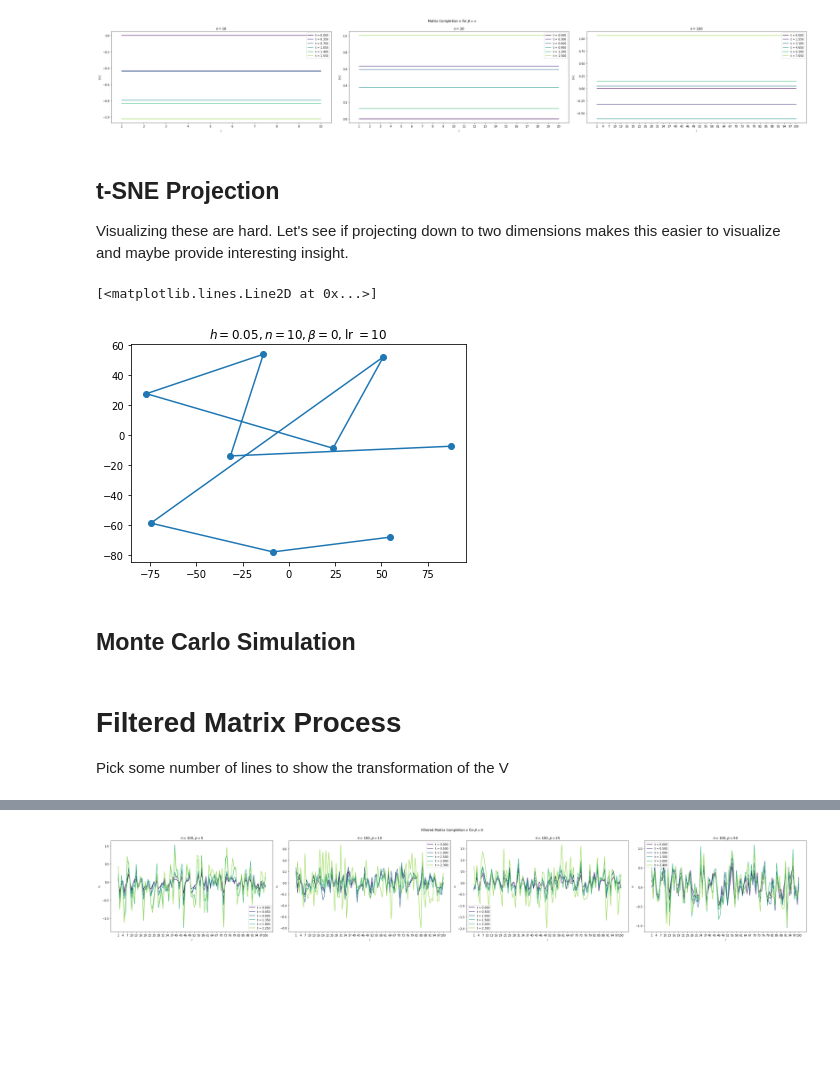
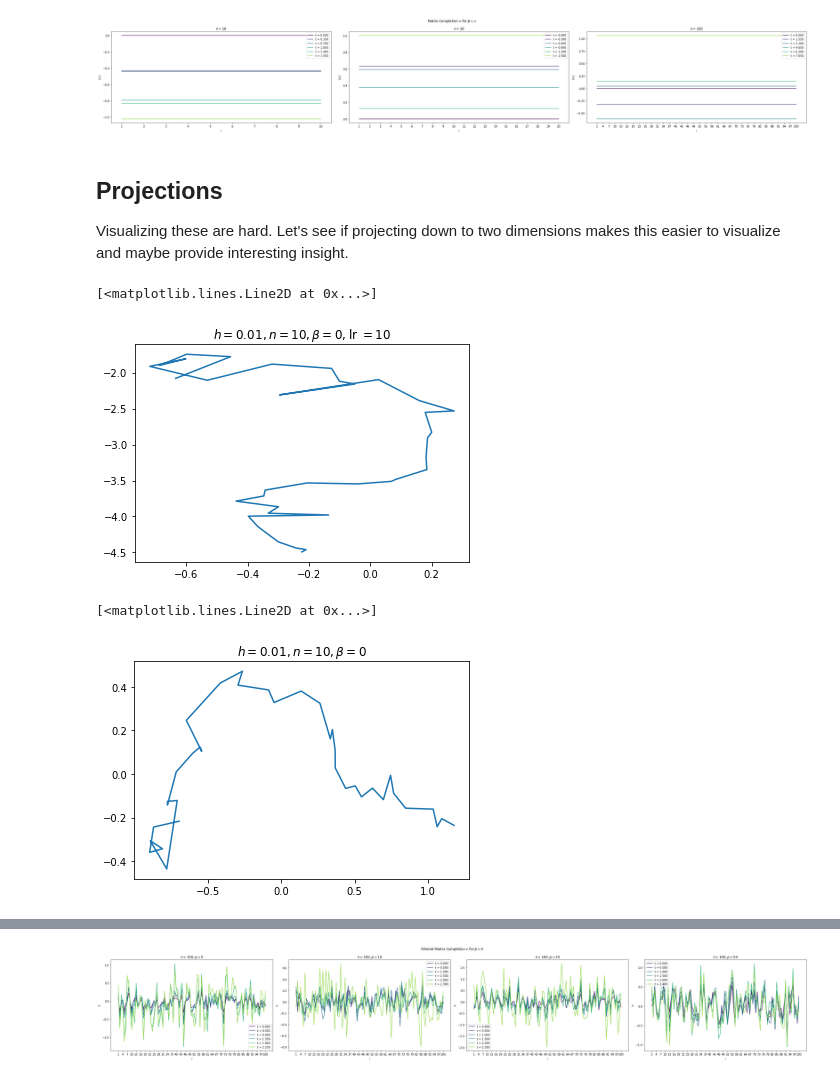
Before and after one commit to alanchen-1/SDEs, a Jupyter notebook: main.ipynb, the cells around one changed output, grey strips where cells are left out. Saved outputs shown, nothing was run; the diff lists cells and outputs as text; code cells hidden in the pictures; blank space fills up the shorter version.

Commit message:
run final projections and update markdown in notebook

```diff
--- a/main.ipynb
+++ b/main.ipynb
@@ -152,5 +153,5 @@ plt.show()
 [figure]
 [figure]
 # %% [markdown]
-## t-SNE Projection
+## Projections
 Visualizing these are hard. Let's see if projecting down to two dimensions makes this easier to visualize and maybe provide interesting insight.
@@ -159,31 +158,43 @@ from sklearn.manifold import TSNE
 # %%
 init_value = np.zeros(10)
-h = 1
+h = 0.01
 beta = 0
-proc = MatrixCompletion(init_value=init_value, h=step_size, beta=beta)
+proc = MatrixCompletion(init_value=init_value, h=h, beta=beta)
 steps = proc.extinct_simulate()
 # %%
 # tsne project
 learning_rate = 10
 vals = np.array(proc.vals)
 projector = TSNE(n_components=2, learning_rate=learning_rate, init='pca')
 vals_embedded = projector.fit_transform(vals)
 # plot
 x = []
 y = []
 # extract x, y
 for embed in vals_embedded:
     x.append(embed[0])
     y.append(embed[1])
 plt.figure()
 plt.title(f"$h = {proc.h}, n = {proc.n}, \\beta = {proc.beta},$lr $= {learning_rate}$")
-plt.scatter(x, y)
 plt.plot(x, y)
 # %% [output]
 [<matplotlib.lines.Line2D at 0x...>]
-[figure, old version]
+[figure, new version]
-# %% [markdown]
-## Monte Carlo Simulation
-# %% [markdown]
-# Filtered Matrix Process
-Pick some number of lines to show the transformation of the V
+# %%
+# pca project
+vals = np.array(proc.vals)
+projector = PCA(n_components=2)
+vals_embedded = projector.fit_transform(vals)
+# plot
+x = []
+y = []
+# extract x, y
+for embed in vals_embedded:
+    x.append(embed[0])
+    y.append(embed[1])
+plt.figure()
+plt.title(f"$h = {proc.h}, n = {proc.n}, \\beta = {proc.beta}$")
+plt.plot(x, y)
+# %% [output]
+[<matplotlib.lines.Line2D at 0x...>]
+[figure, added]
```
Also changed, not shown: parts of 15 cells of this notebook, 4 other files.
